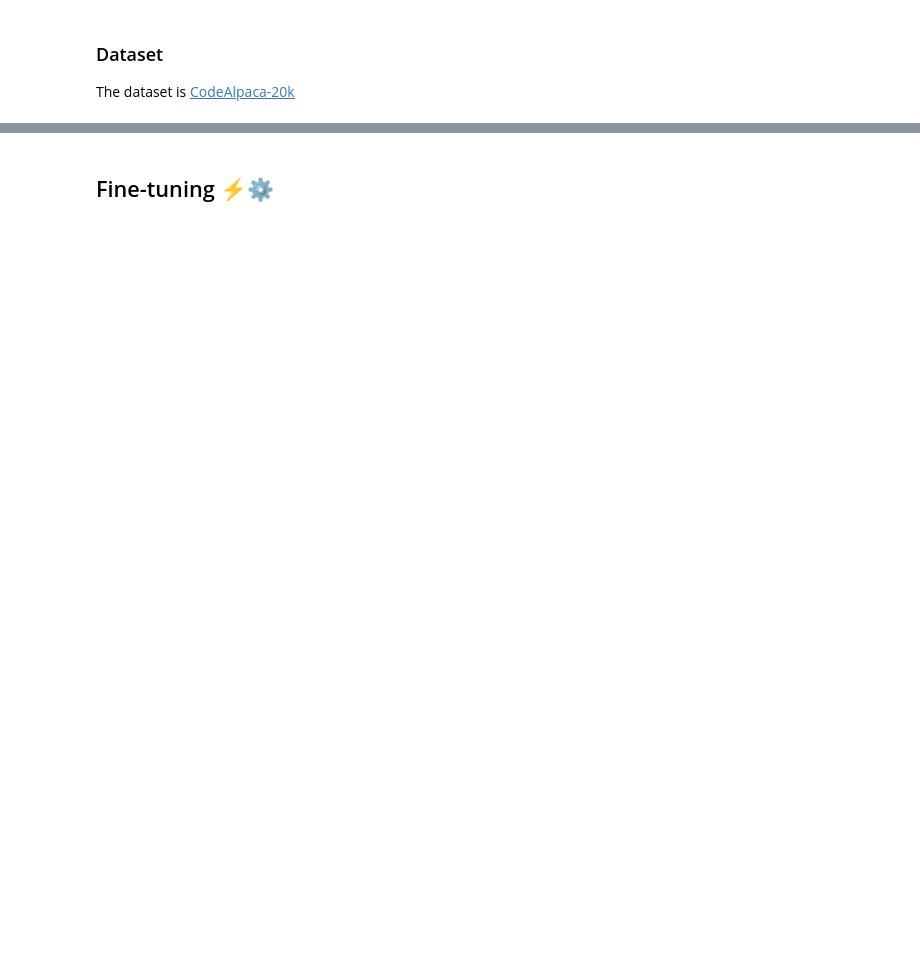
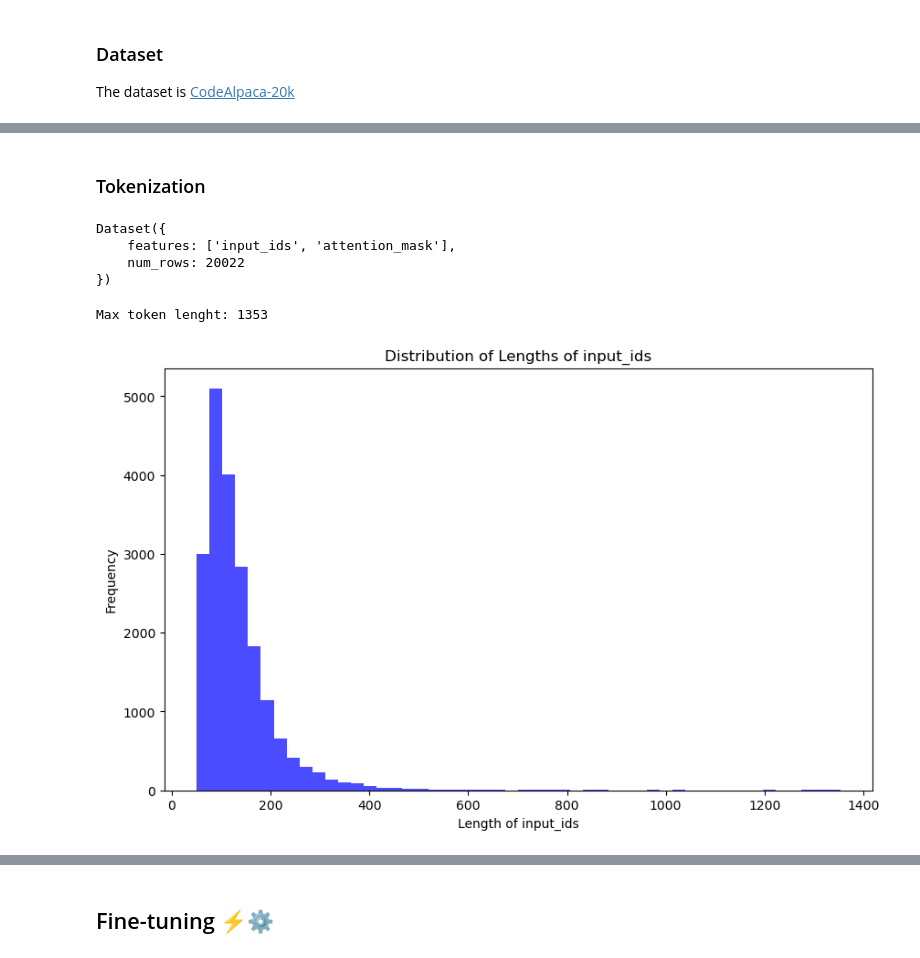
Before and after one commit to parsakzr/ytu-bitirme, a Jupyter notebook: Bitirme_FreeMode.ipynb, the cells around one changed output, grey strips where cells are left out. Drawn from its saved outputs; the diff is of its cells as text; code cells hidden in the pictures; blank space fills up the shorter version.

```diff
--- a/Bitirme_FreeMode.ipynb
+++ b/Bitirme_FreeMode.ipynb
@@ -192,0 +120,7 @@ dataset_tokenized.column_names
+# %%
+from transformers import AutoTokenizer
+# Load the tokenizer
+tokenizer = AutoTokenizer.from_pretrained(model_id)
+
+tokenizer.pad_token_id = tokenizer.eos_token_id
+tokenizer.padding_side = "right"  # 'left' allows batched inference
@@ -192,0 +142,6 @@ dataset_tokenized.column_names
+# %%
+prompt = prompt_function(dataset[4])
+print('----- Prompt -----')
+print(prompt)
+print('----- Response -----')
+print(generate_response(prompt, model, tokenizer))
@@ -193,3 +156,41 @@ dataset_tokenized.column_names
+# %% [markdown]
+### Tokenization
+# %%
+def tokenize_function(example):
+  prompt = prompt_function(example)
+  # example['prompt'] = prompt
+  return tokenizer(prompt, truncation=True, return_tensors="pt", add_special_tokens=True) # , padding=False,
+
+dataset_tokenized = dataset.map(tokenize_function, remove_columns=dataset.column_names) # , batched=True, num_proc=4
+print(dataset_tokenized)
+# %% [output]
+Dataset({
+    features: ['input_ids', 'attention_mask'],
+    num_rows: 20022
+})
+# %%
+dataset_tokenized = dataset_tokenized.set_format('torch')
+# %%
+import matplotlib.pyplot as plt
+
+def plot_data_lengths(tokenized_dataset):
+    lengths = [len(x['input_ids'][0]) for x in tokenized_dataset] # x['input_ids'][0] because return_tensors='pt', so it's a list [[**ids]]
+    print(f'Max token lenght: {max(lengths)}')
+
+    # Plotting the histogram
+    plt.figure(figsize=(10, 6))
+    plt.hist(lengths, bins=50, alpha=0.7, color='blue')
+    plt.xlabel('Length of input_ids')
+    plt.ylabel('Frequency')
+    plt.title('Distribution of Lengths of input_ids')
+    # plt.xlim([0, 800])
+    plt.show()
+
+
+plot_data_lengths(dataset_tokenized)
+# %% [output]
+Max token lenght: 1353
+[figure, added]
 # %%
 from torch.utils.data import DataLoader
 from transformers import DataCollatorWithPadding
```
Also changed, not shown: parts of 45 cells of this notebook, 6 other files.
